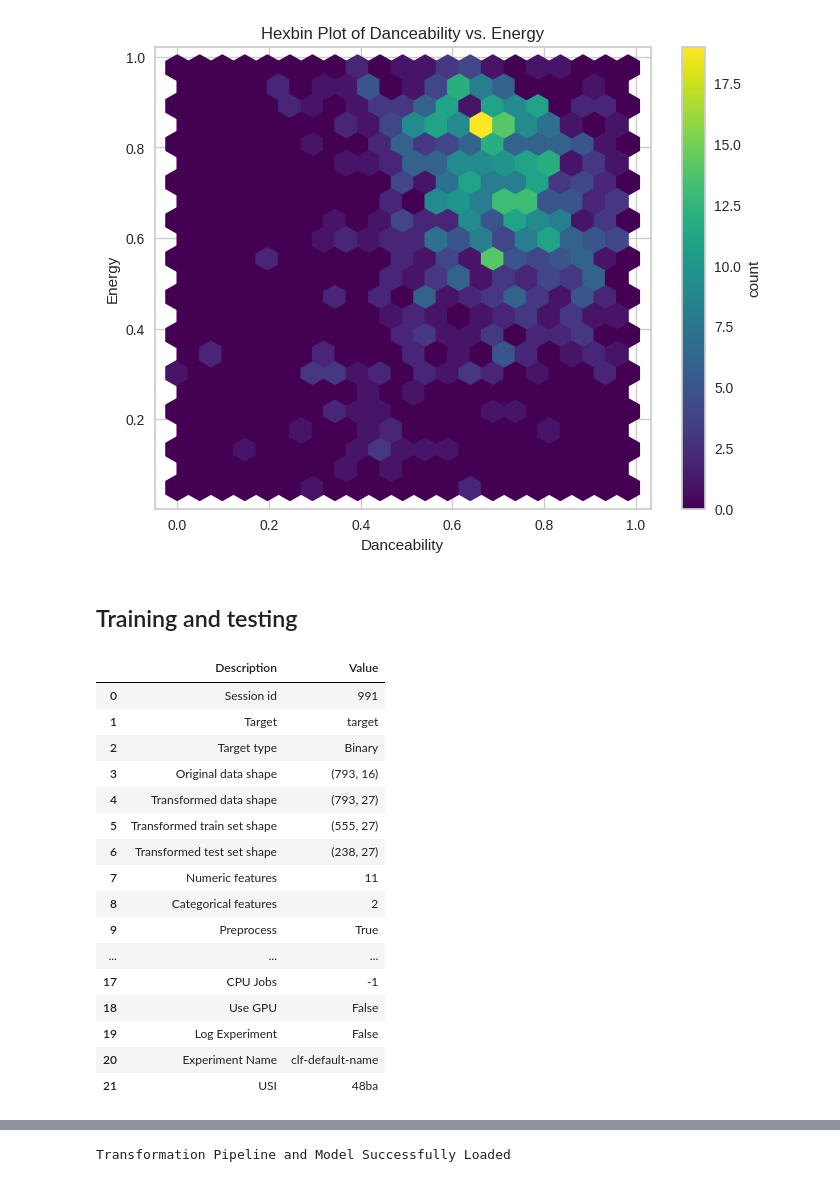
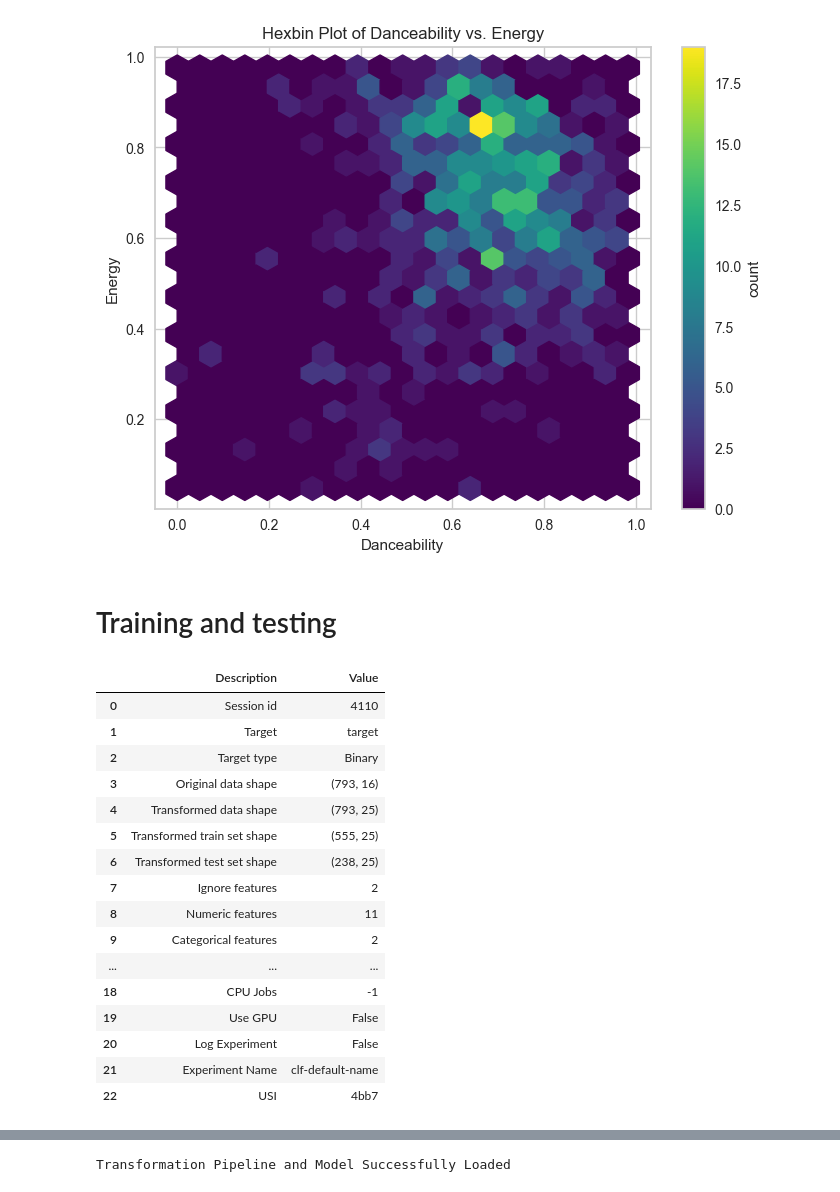
Before and after one commit to Kelsey2701/spotify-project, a Jupyter notebook: exploratory.ipynb, the cells around one changed output, grey strips where cells are left out. Saved outputs shown, nothing was run; the diff lists cells and outputs as text; code cells hidden in the pictures.

```diff
--- a/exploratory.ipynb
+++ b/exploratory.ipynb
@@ -161,26 +141,27 @@ plt.show()
 # %% [output]
 [figure]
 # %% [markdown]
-## Training and testing
+# Training and testing
 # %%
 # init setup function
 cat_features = ['Key', 'Mode']
-experiment = setup(df, target = 'target', categorical_features=cat_features)
+ignore_features = ['Track Name', 'Artist Name(s)']
+experiment = setup(df, target = 'target', categorical_features=cat_features, ignore_features=ignore_features)
 # %% [output]
 |  | Description | Value |
-| 0 | Session id | 991 |
+| 0 | Session id | 4110 |
 | 1 | Target | target |
 | 2 | Target type | Binary |
 | 3 | Original data shape | (793, 16) |
-| 4 | Transformed data shape | (793, 27) |
-| 5 | Transformed train set shape | (555, 27) |
-| 6 | Transformed test set shape | (238, 27) |
-| 7 | Numeric features | 11 |
-| 8 | Categorical features | 2 |
-| 9 | Preprocess | True |
+| 4 | Transformed data shape | (793, 25) |
+| 5 | Transformed train set shape | (555, 25) |
+| 6 | Transformed test set shape | (238, 25) |
+| 7 | Ignore features | 2 |
+| 8 | Numeric features | 11 |
+| 9 | Categorical features | 2 |
 | ... | ... | ... |
-| 17 | CPU Jobs | -1 |
-| 18 | Use GPU | False |
-| 19 | Log Experiment | False |
-| 20 | Experiment Name | clf-default-name |
-| 21 | USI | 48ba |
+| 18 | CPU Jobs | -1 |
+| 19 | Use GPU | False |
+| 20 | Log Experiment | False |
+| 21 | Experiment Name | clf-default-name |
+| 22 | USI | 4bb7 |
```
Also changed, not shown: parts of 32 cells of this notebook, 1 other file.
